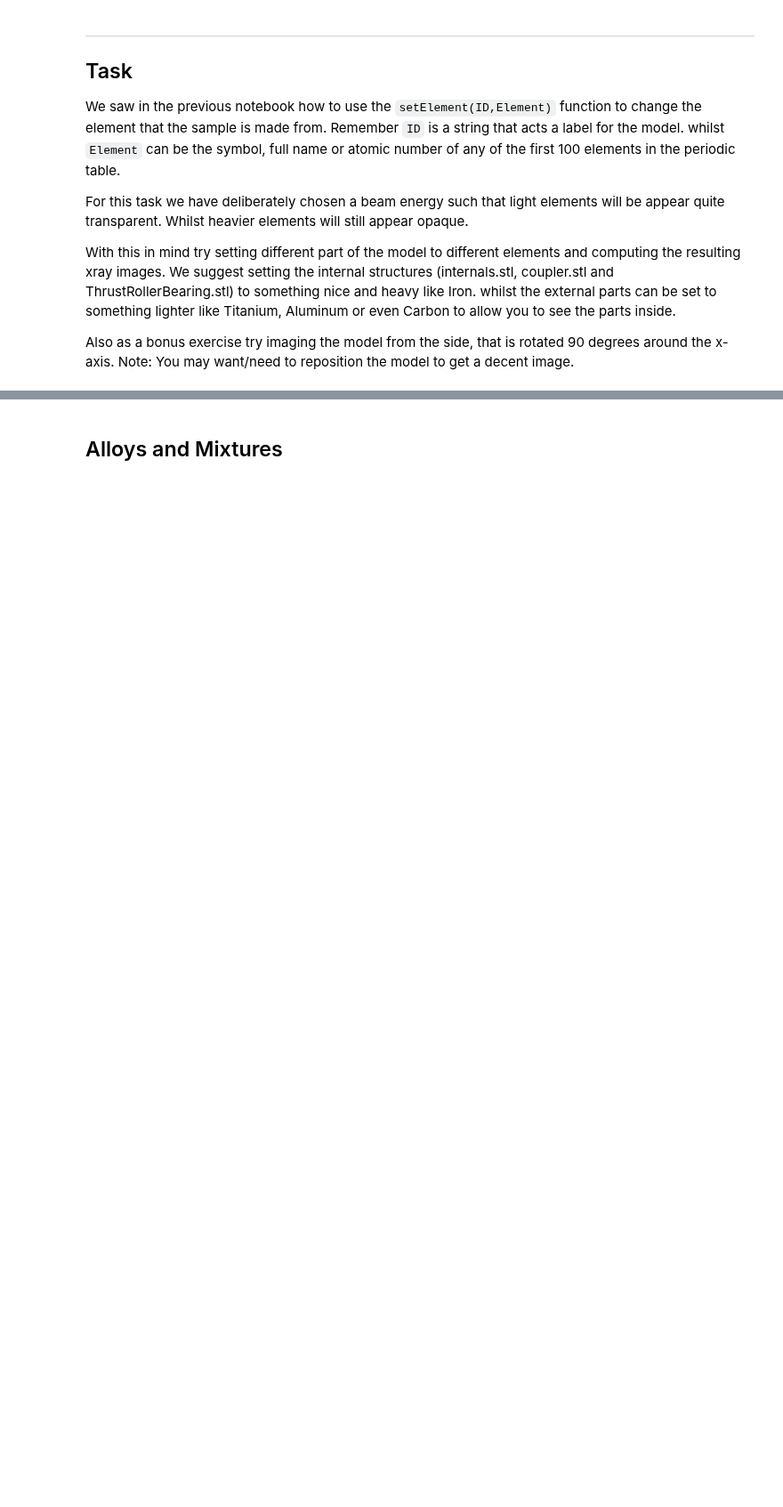
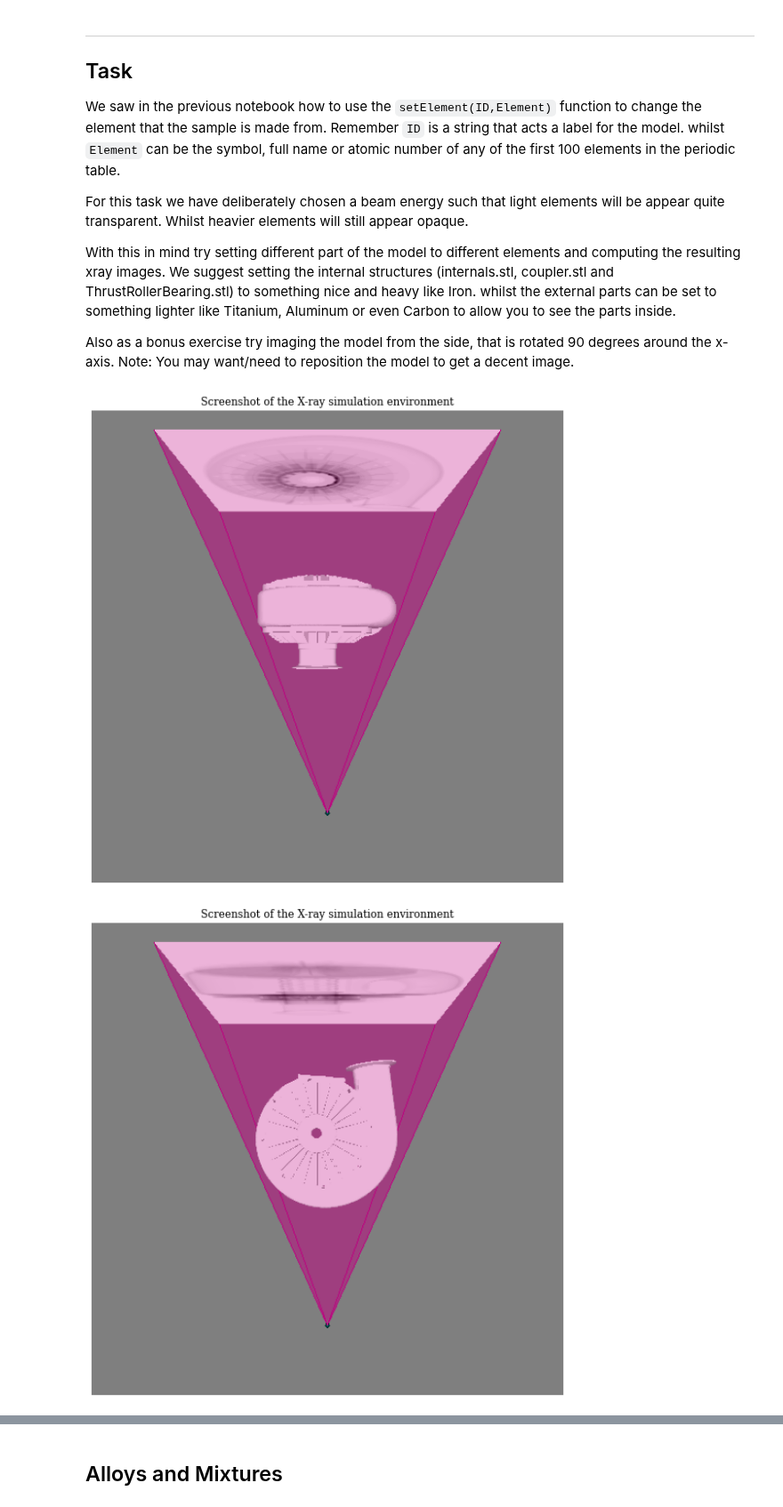
Before and after one commit to effepivi/gvxr-tutorials, a Jupyter notebook: Multi_material_sample.ipynb, the cells around one changed output, grey strips where cells are left out. Shown at 89% size. Saved outputs shown, nothing was run; the diff lists cells and outputs as text; code cells hidden in the pictures; blank space fills up the shorter version.

```diff
--- a/Multi_material_sample.ipynb
+++ b/Multi_material_sample.ipynb
@@ -173,42 +186,28 @@ Also as a bonus exercise try imaging the model from the side, that is rotated 90
 # %%
 # Set the materials
 materials = ["Fe","Fe","Al","Al","Al","Fe"]
 
 for part_id, part_material in zip(parts_list, materials):
      gvxr.setElement(part_id, part_material)
 
 # Compute the X-ray image
 xray_image_front = np.array(gvxr.computeXRayImage()).astype(np.single)
 
 # Display the result
 plotScreenshot()
 
 # Save the transformation matrix
 transformation_matrix_backbup = gvxr.getNodeWorldTransformationMatrix("root")
 
 # Rotate the object and compute the X-ray image
 gvxr.rotateNode("root", 90, 1, 0, 0)
 xray_image_side = np.array(gvxr.computeXRayImage()).astype(np.single)
 
 # Display the result
 plotScreenshot()
 
 # Restore the transformation matrix
 gvxr.setNodeTransformationMatrix("root", transformation_matrix_backbup)
-
-vmin = min(xray_image_front.min(), xray_image_side.min())
-vmax = max(xray_image_front.min(), xray_image_side.min())
-
-# Plot the X-ray images
-fig, axarr = plt.subplots(1, 2, figsize=(12.5, 5))
-f.suptitle("Simulated X-ray of Pump")
-
-axarr[0].set_title("front view")
-img1 = axarr[0].imshow(xray_image_front, cmap="gray", vmin=vmin, vmax=vmax)
-
-axarr[1].set_title("side view")
-img2 = axarr[1].imshow(xray_image_side, cmap="gray", vmin=vmin, vmax=vmax)
-
-fig.colorbar(img2)
-
-plt.show()
+# %% [output]
+[figure, added]
+[figure, added]
```
Also changed, not shown: parts of 9 cells of this notebook.
